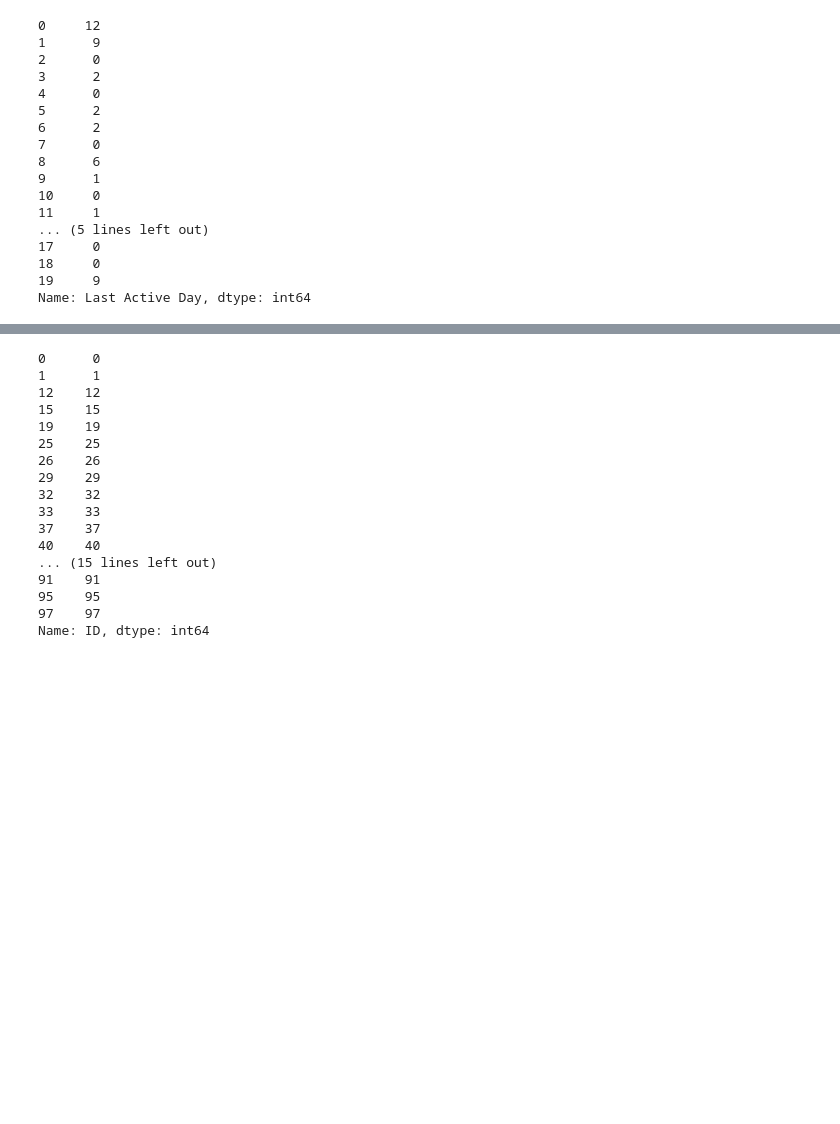
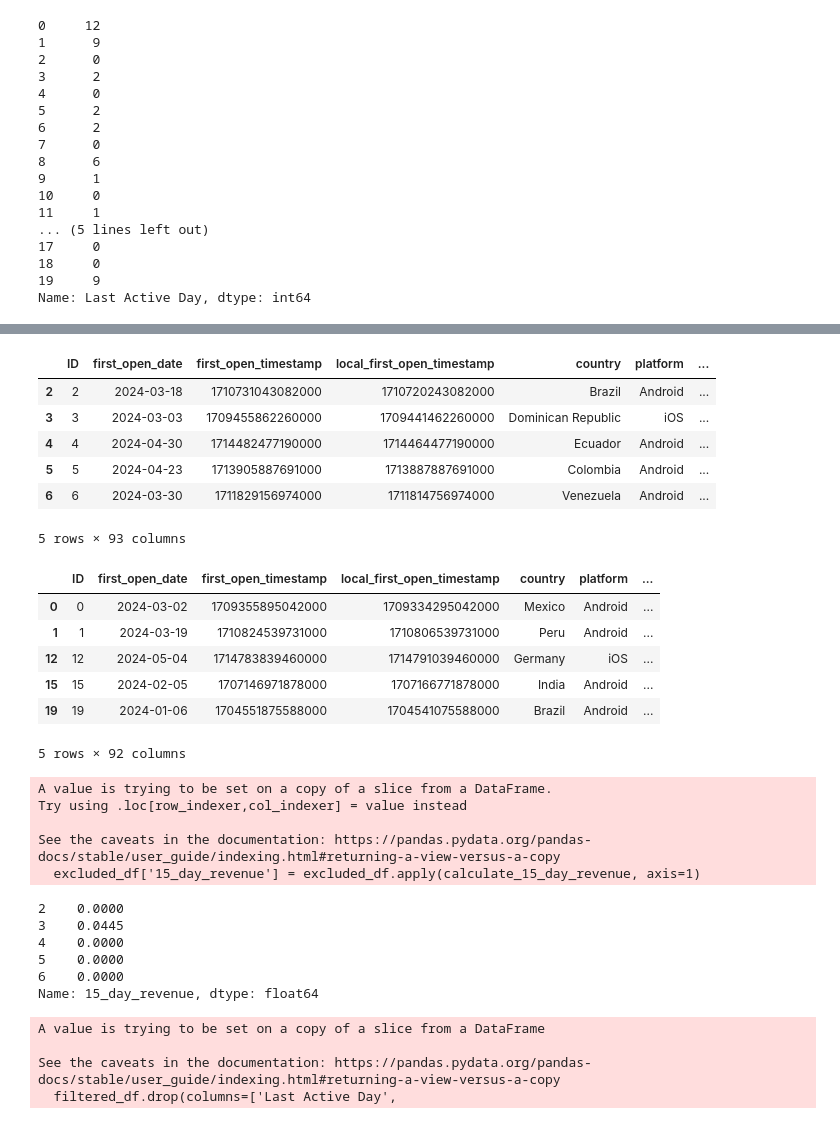
Before and after one commit to omerzzeybek9/Data-Analytics-Challange, a Jupyter notebook: DAG Kaggle/main.ipynb, the cells around one changed output, grey strips where cells are left out. Cells and saved outputs as stored; diff of their text form; code cells hidden in the pictures; blank space fills up the shorter version.

```diff
--- a/DAG Kaggle/main.ipynb
+++ b/DAG Kaggle/main.ipynb
@@ -169,3 +169,5 @@ df['Active after 8'] = df.apply(active_after_day8, axis=1)
 df['Active in first 8 days'] = df.apply(active_in_first_8_days, axis=1)
 # %%
 filtered_df = df[(df['Active after 8'] == True) | ((df["Active after 8"] == False) & (df['Active in first 8 days'] == True))]
+# %%
+excluded_df = df[~df['ID'].isin(filtered_df['ID'])]
@@ -172,20 +184,51 @@ filtered_df = df[(df['Active after 8'] == True) | ((df["Active after 8"] == Fals
+# %%
+excluded_df.head()
+# %% [output]
+|  | ID | first_open_date | first_open_timestamp | local_first_open_timestamp | country | platform | ... |
+| 2 | 2 | 2024-03-18 | 1710731043082000 | 1710720243082000 | Brazil | Android | ... |
+| 3 | 3 | 2024-03-03 | 1709455862260000 | 1709441462260000 | Dominican Republic | iOS | ... |
+| 4 | 4 | 2024-04-30 | 1714482477190000 | 1714464477190000 | Ecuador | Android | ... |
+| 5 | 5 | 2024-04-23 | 1713905887691000 | 1713887887691000 | Colombia | Android | ... |
+| 6 | 6 | 2024-03-30 | 1711829156974000 | 1711814756974000 | Venezuela | Android | ... |
+5 rows × 93 columns
 # %%
-filtered_df["ID"].head(30)
+filtered_df.head()
 # %% [output]
+|  | ID | first_open_date | first_open_timestamp | local_first_open_timestamp | country | platform | ... |
+| 0 | 0 | 2024-03-02 | 1709355895042000 | 1709334295042000 | Mexico | Android | ... |
+| 1 | 1 | 2024-03-19 | 1710824539731000 | 1710806539731000 | Peru | Android | ... |
+| 12 | 12 | 2024-05-04 | 1714783839460000 | 1714791039460000 | Germany | iOS | ... |
+| 15 | 15 | 2024-02-05 | 1707146971878000 | 1707166771878000 | India | Android | ... |
+| 19 | 19 | 2024-01-06 | 1704551875588000 | 1704541075588000 | Brazil | Android | ... |
-0      0
-1      1
-12    12
-15    15
-19    19
-25    25
-26    26
-29    29
-32    32
-33    33
-37    37
-40    40
-... (15 lines left out)
-91    91
-95    95
-97    97
-Name: ID, dtype: int64
+5 rows × 92 columns
+# %%
+def calculate_15_day_revenue(row):
+    ad_revenue = sum(row[f"AdRevenueD{i}"] for i in range(1, 16) if row[f"AdRevenueD{i}"] is not None)
+    iap_revenue = sum(row[f"IAPRevenueD{i}"] for i in range(1, 16) if row[f"IAPRevenueD{i}"] is not None)
+    return ad_revenue + iap_revenue
+
+excluded_df['15_day_revenue'] = excluded_df.apply(calculate_15_day_revenue, axis=1)
+# %% [output]
+A value is trying to be set on a copy of a slice from a DataFrame.
+Try using .loc[row_indexer,col_indexer] = value instead
+
+See the caveats in the documentation: https://pandas.pydata.org/pandas-docs/stable/user_guide/indexing.html#returning-a-view-versus-a-copy
+  excluded_df['15_day_revenue'] = excluded_df.apply(calculate_15_day_revenue, axis=1)
+# %%
+excluded_df["15_day_revenue"].head()
+# %% [output]
+2    0.0000
+3    0.0445
+4    0.0000
+5    0.0000
+6    0.0000
+Name: 15_day_revenue, dtype: float64
+# %%
+filtered_df.drop(columns=['Last Active Day',
+       'True_count', 'False_count', 'Active after 8',
+       'Active in first 8 days'], inplace=True)
+# %% [output]
+A value is trying to be set on a copy of a slice from a DataFrame
+
+See the caveats in the documentation: https://pandas.pydata.org/pandas-docs/stable/user_guide/indexing.html#returning-a-view-versus-a-copy
+  filtered_df.drop(columns=['Last Active Day',
```
Also changed, not shown: parts of 5 cells of this notebook.
